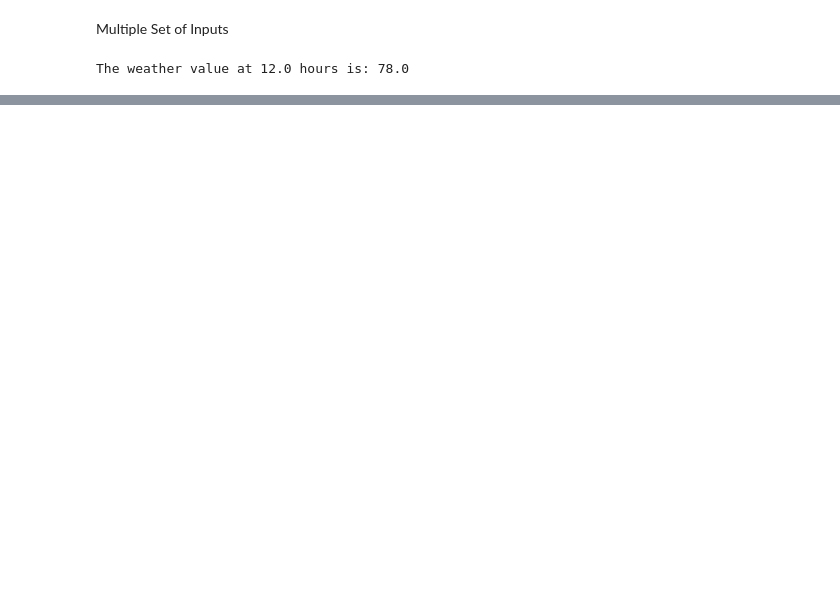
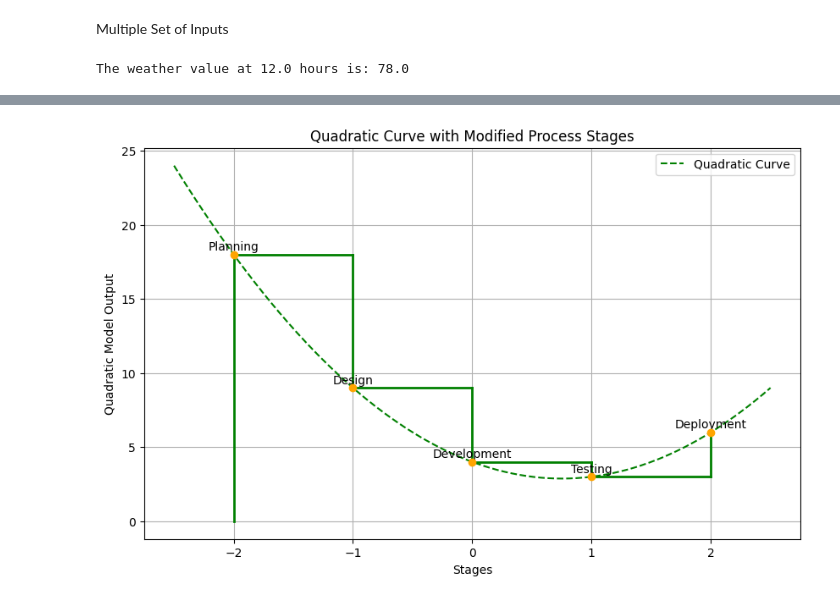
Before and after one commit to siddarth0525/HU22CSEN0100185, a Jupyter notebook: HU22CSEN0100185.ipynb, the cells around one changed output, grey strips where cells are left out. Cells and saved outputs as stored; diff of their text form; code cells hidden in the pictures; blank space fills up the shorter version.

```diff
--- a/HU22CSEN0100185.ipynb
+++ b/HU22CSEN0100185.ipynb
@@ -102,0 +81,38 @@ The weather value at 12.0 hours is: 78.0
+# %%
+def quadratic(x, a=-2, b=1, c=10):
+    return a * x**2 + b*x + c
+# %%
+import numpy as np
+import matplotlib.pyplot as plt
+
+def quadratic(x):
+    a = 2
+    b = -3
+    c = 4
+    return a * x**2 + b * x + c
+
+stages = ["Planning", "Design", "Development", "Testing", "Deployment"]
+x_positions = np.linspace(-2, 2, len(stages))
+y_positions = quadratic(x_positions)
+
+x_curve = np.linspace(-2.5, 2.5, 500)
+y_curve = quadratic(x_curve)
+
+plt.figure(figsize=(10, 6))
+plt.plot(x_curve, y_curve, color="green", linestyle="--", label="Quadratic Curve")
+
+for i in range(len(stages)):
+    if i > 0:
+        plt.plot([x_positions[i-1], x_positions[i]], [y_positions[i-1], y_positions[i-1]], color="green", linewidth=2)
+    plt.plot([x_positions[i], x_positions[i]], [y_positions[i-1] if i > 0 else 0, y_positions[i]], color="green", linewidth=2)
+    plt.scatter(x_positions[i], y_positions[i], color="orange", zorder=5)
+    plt.text(x_positions[i], y_positions[i] + 0.3, stages[i], ha="center", fontsize=10)
+
+plt.xlabel('Stages')
+plt.ylabel('Quadratic Model Output')
+plt.title('Quadratic Curve with Modified Process Stages')
+plt.legend()
+plt.grid(True)
+plt.show()
+# %% [output]
+[figure, added]
```
Also changed, not shown: parts of 3 cells of this notebook.
